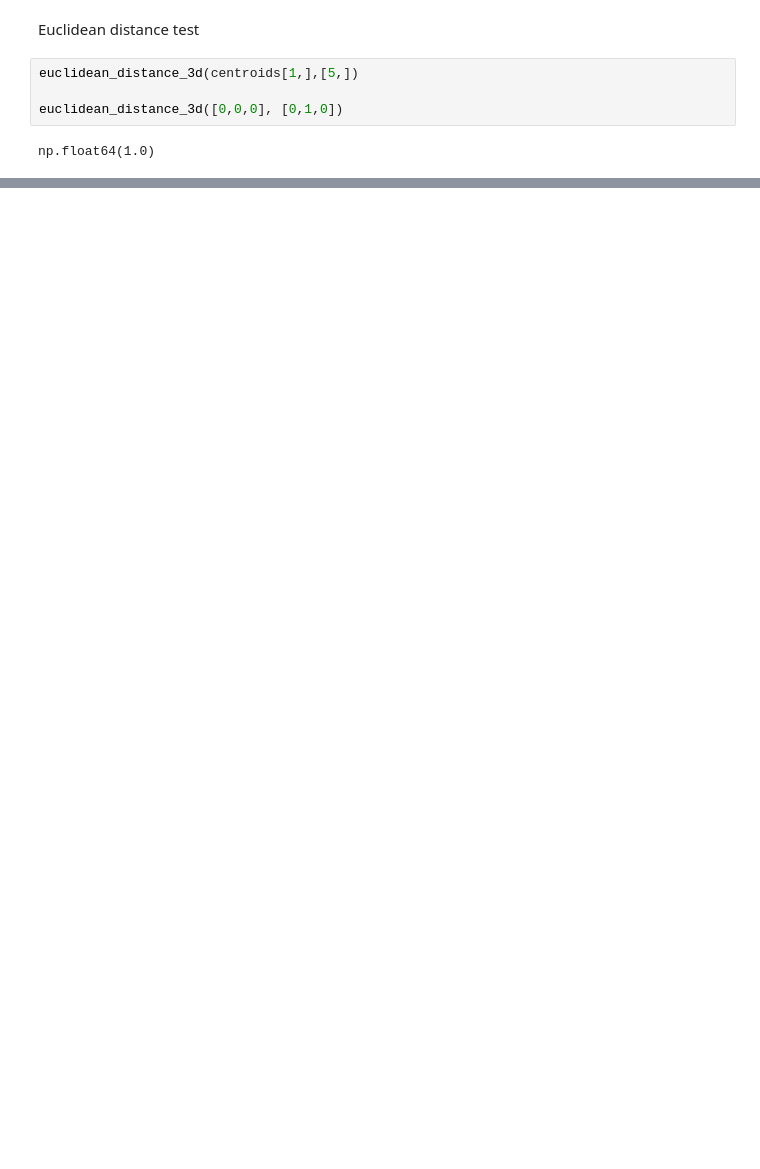
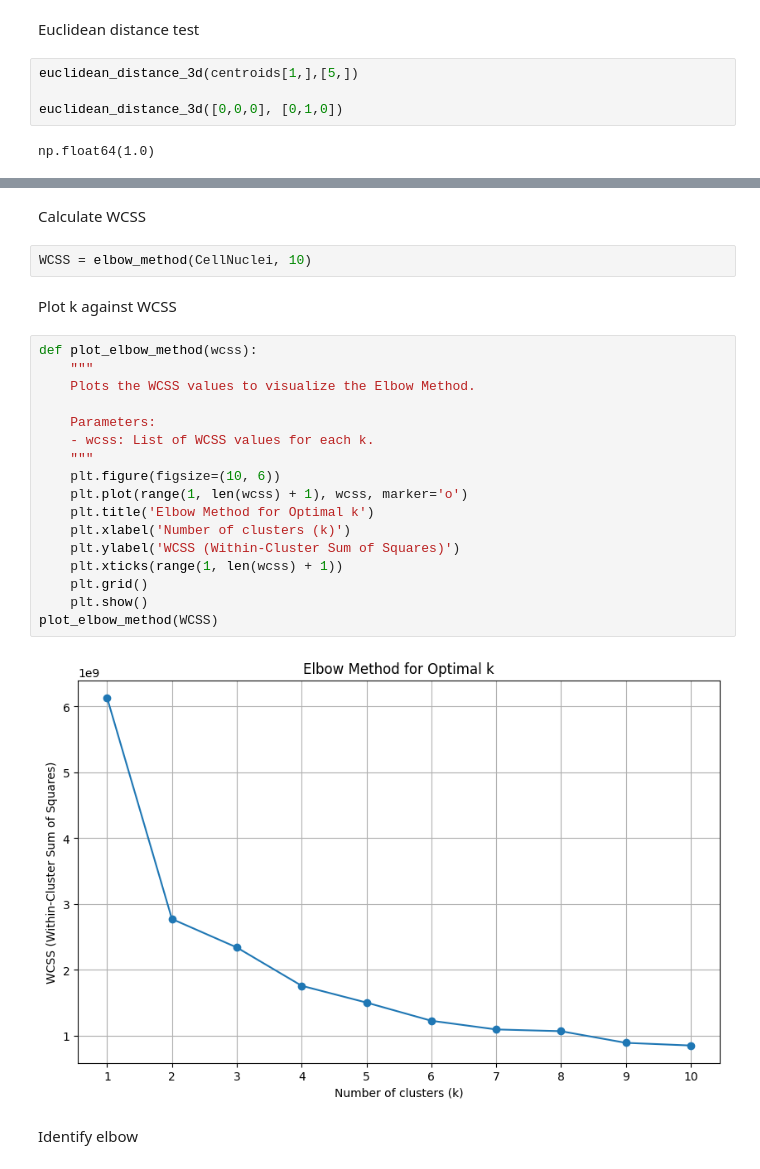
Before and after one commit to BiomedicalImageAnalysis2025/topic01_team04, a Jupyter notebook: Code/KMeans_Clustering.ipynb, the cells around one changed output, grey strips where cells are left out. Drawn from its saved outputs; the diff is of its cells as text; blank space fills up the shorter version.

Commit message:
Implemented ElbowMethod + changed KMeans Algorithm

```diff
--- a/Code/KMeans_Clustering.ipynb
+++ b/Code/KMeans_Clustering.ipynb
@@ -106,0 +111,27 @@ plt.imshow(clustered_CellNuclei)
+# %% [markdown]
+Calculate WCSS
+# %%
+WCSS = elbow_method(CellNuclei, 10)
+# %% [markdown]
+Plot k against WCSS
+# %%
+def plot_elbow_method(wcss):
+    """
+    Plots the WCSS values to visualize the Elbow Method.
+
+    Parameters:
+    - wcss: List of WCSS values for each k.
+    """
+    plt.figure(figsize=(10, 6))
+    plt.plot(range(1, len(wcss) + 1), wcss, marker='o')
+    plt.title('Elbow Method for Optimal k')
+    plt.xlabel('Number of clusters (k)')
+    plt.ylabel('WCSS (Within-Cluster Sum of Squares)')
+    plt.xticks(range(1, len(wcss) + 1))
+    plt.grid()
+    plt.show()
+plot_elbow_method(WCSS)
+# %% [output]
+[figure, added]
+# %% [markdown]
+Identify elbow
```
Also changed, not shown: parts of 5 cells of this notebook, 1 other file.
